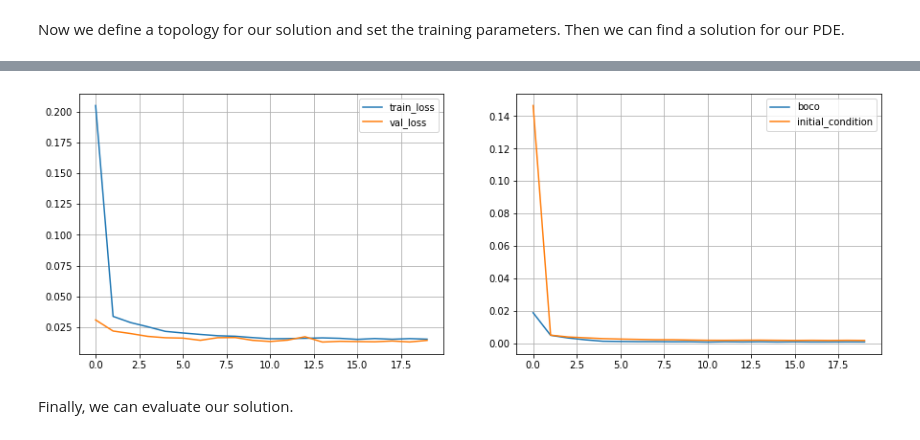
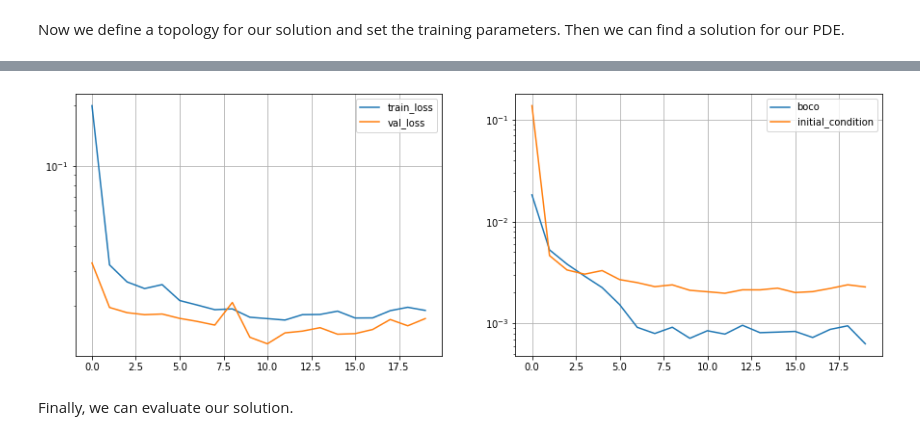
Before and after one commit to smatkovi/nangs, a Jupyter notebook: examples/00_adv1d.ipynb, the cells around one changed output, grey strips where cells are left out. Cells and saved outputs as stored; diff of their text form; code cells hidden in the pictures.

```diff
--- a/examples/00_adv1d.ipynb
+++ b/examples/00_adv1d.ipynb
@@ -103,16 +103,18 @@ Epoch 20/20 Losses 0.01533 PDE 0.01292 boco 0.00076 initial_condition 0.00166 Va
 # %%
 fig, (ax1, ax2) = plt.subplots(1, 2, figsize=(15,5))
 ax1.plot(hist['train_loss'], label="train_loss")
 ax1.plot(hist['val_loss'], label="val_loss")
 ax1.grid(True)
 ax1.legend()
+ax1.set_yscale("log")
 for boco in pde.bocos:
     ax2.plot(hist['bocos'][boco.name], label=boco.name)
 ax2.legend()
 ax2.grid(True)
+ax2.set_yscale("log")
 plt.show()
 # %% [output]
-[figure, old version]
+[figure, new version]
 # %% [markdown]
 Finally, we can evaluate our solution.
 # %%
```
Also changed, not shown: parts of 2 cells of this notebook, 9 other files.
